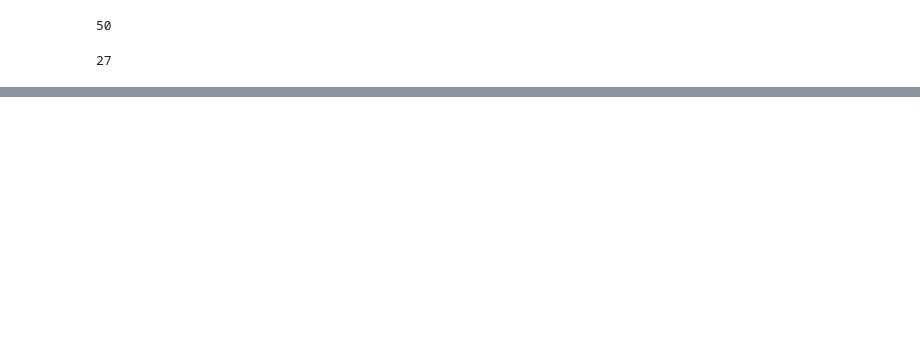
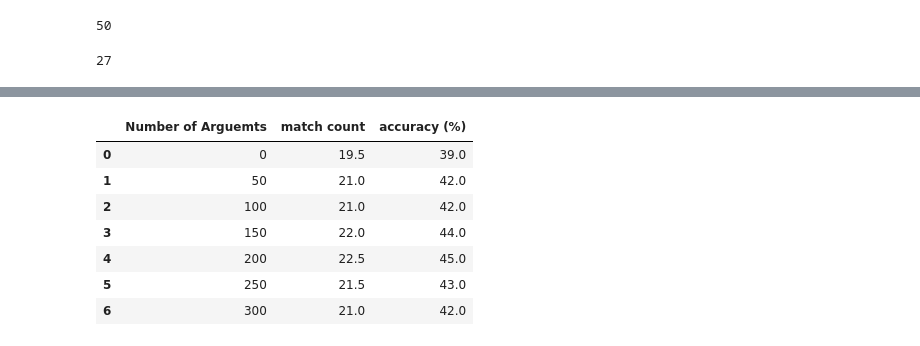
Before and after one commit to hjshah142/SnippetGeneration, a Jupyter notebook: SnippetsEvaluation_topic_split.ipynb, the cells around one changed output, grey strips where cells are left out. Saved outputs shown, nothing was run; the diff lists cells and outputs as text; code cells hidden in the pictures; blank space fills up the shorter version.

```diff
--- a/SnippetsEvaluation_topic_split.ipynb
+++ b/SnippetsEvaluation_topic_split.ipynb
@@ -55,5 +61,5 @@ from sklearn.model_selection import train_test_split
 # %%
-dev_args_set = ['abortion','death_penalty', 'vegan']
+dev_args_set = ['feminism','death_penalty', 'brexit']
 # %%
 test_args =[]
 dev_args  =[]
@@ -73,8 +141,10 @@ len(dev_args)
 # %%
 from snippetGenerator import SnippetGenerator
 # %%
-def evaluation(arguments, d, mc_method, aspects_arguments_max, aspects_weights):
-    snippetGenerator = SnippetGenerator(arguments, d, mc_method, aspects_arguments_max, aspects_weights)
+def evaluation(arguments, d, mc_method, aspects_arguments_max, aspects_weights,
+               argument_context, argumentative_score_method):
+    snippetGenerator= SnippetGenerator(arguments, d, mc_method, aspects_arguments_max, aspects_weights,
+                                     argument_context, argumentative_score_method)
     snippets = snippetGenerator.get_snippets(arguments)
     count, accuracy= snippetGenerator.get_accuracy(arguments, snippets)
     return count,accuracy
@@ -116,0 +315,23 @@ accuracy
+# %%
+d = 0
+# methodSet = ['power','eigen','linear','krylov']
+mc_method = 'linear'
+argumentative_score_methods = ['discourse_claim_markers', 'argument_score', 'claim_score', 'hybrid_score']
+count_list =[]
+accuracy_list =[]
+
+aspects_weights = [0, 0]
+arguments = test_args
+aspects_arguments_max_list = [0,50,100,150,200,250,300]
+argumentative_score_method = argumentative_score_methods[0]
+argument_context =[1,0,1]
+
+accuracy_list_aspect = []
+count_list_aspect =[]
+
+
+for aspects_arguments_max in aspects_arguments_max_list:
+    count,accuracy =evaluation(arguments, d, mc_method, aspects_arguments_max, aspects_weights,
+               argument_context, argumentative_score_method)
+    accuracy_list_aspect.append(accuracy)
+    count_list_aspect.append(count)
@@ -116,0 +368,18 @@ accuracy
+# %%
+import pandas as pd
+evaluation_aspect_detection_test = pd.DataFrame(
+    {'Number of Arguemts': aspects_arguments_max_list,
+     'match count': accuracy_list_aspect,
+     'accuracy (%)': count_list_aspect
+    })
+# %%
+evaluation_aspect_detection_test
+# %% [output]
+|  | Number of Arguemts | match count | accuracy (%) |
+| 0 | 0 | 19.5 | 39.0 |
+| 1 | 50 | 21.0 | 42.0 |
+| 2 | 100 | 21.0 | 42.0 |
+| 3 | 150 | 22.0 | 44.0 |
+| 4 | 200 | 22.5 | 45.0 |
+| 5 | 250 | 21.5 | 43.0 |
+| 6 | 300 | 21.0 | 42.0 |
```
Also changed, not shown: parts of 28 cells of this notebook, 7 other files.
